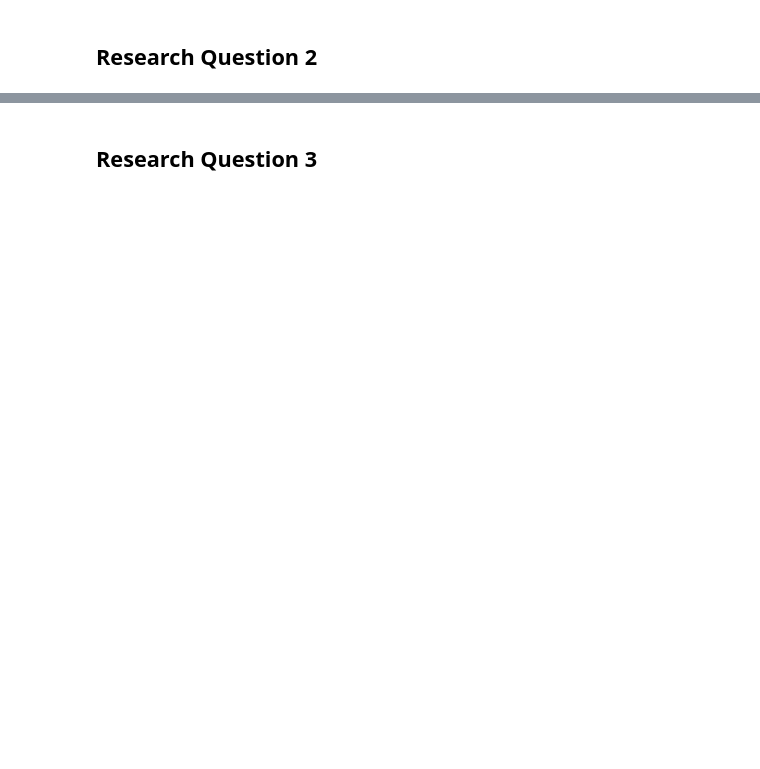
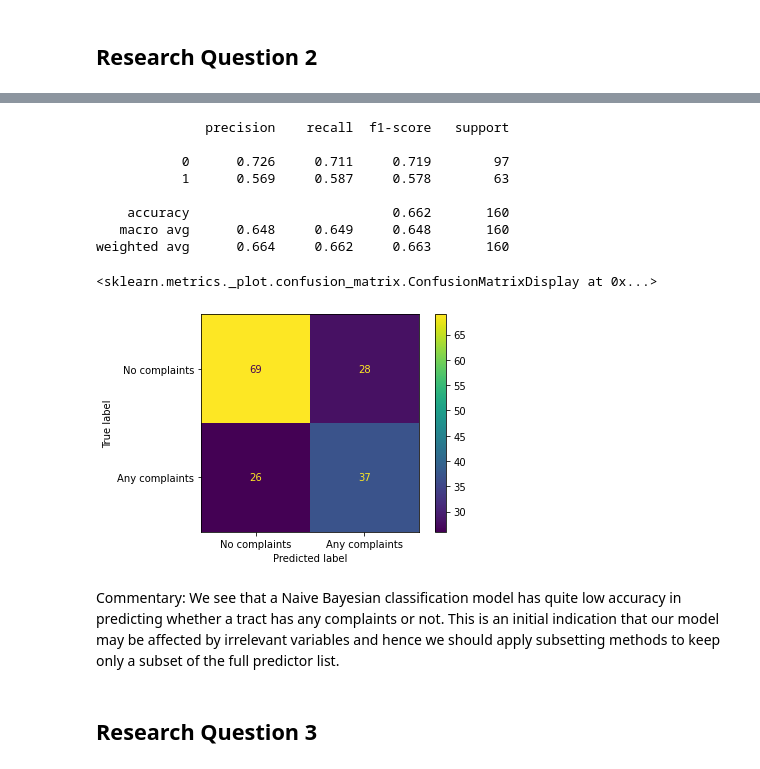
Before and after one commit to mihirbhaskar/chicago-complaints, a Jupyter notebook: code/6_DescribeData.ipynb, the cells around one changed output, grey strips where cells are left out. Saved outputs shown, nothing was run; the diff lists cells and outputs as text; code cells hidden in the pictures; blank space fills up the shorter version.

```diff
--- a/code/6_DescribeData.ipynb
+++ b/code/6_DescribeData.ipynb
@@ -92,2 +152,44 @@ plt.show()
+# %%
+#Creating the first classification
+GeoData['any_complaints'] = np.where(GeoData['complaint_rate']>0, 1, 0)
+# %%
+#Creating the classification model (1)
+
+#Creating X and y dataframes
+df_y = GeoData['any_complaints']
+df_X = GeoData.drop(columns = ['complaint_rate','any_complaints'])
+df_X = df_X.select_dtypes(['number'])
+
+
+
+#Splitting into train and test
+X_train, X_test, y_train, y_test = train_test_split(df_X,df_y,test_size = 0.20, random_state = 11)
+
+#Importing class
+from sklearn.naive_bayes import GaussianNB
+
+#Defining model
+model = GaussianNB()
+nb_pred = model.fit(X_train,y_train).predict(X_test)
+print(classification_report(y_test,nb_pred,digits = 3))
+
+#Confusion matrix
+cm = confusion_matrix(y_test,nb_pred)
+target_names = ['No complaints','Any complaints']
+display_cm = ConfusionMatrixDisplay(confusion_matrix = cm, display_labels = target_names)
+display_cm.plot()
+# %% [output]
+              precision    recall  f1-score   support
+
+           0      0.726     0.711     0.719        97
+           1      0.569     0.587     0.578        63
+
+    accuracy                          0.662       160
+   macro avg      0.648     0.649     0.648       160
+weighted avg      0.664     0.662     0.663       160
+<sklearn.metrics._plot.confusion_matrix.ConfusionMatrixDisplay at 0x...>
+[figure, added]
+# %% [markdown]
+Commentary: We see that a Naive Bayesian classification model has quite low accuracy in predicting whether a tract has any complaints or not. This is an initial indication that our model may be affected by irrelevant variables and hence we should apply subsetting methods to keep only a subset of the full predictor list.
 # %% [markdown]
 ## Research Question 3
```
Also changed, not shown: parts of 11 cells of this notebook.
